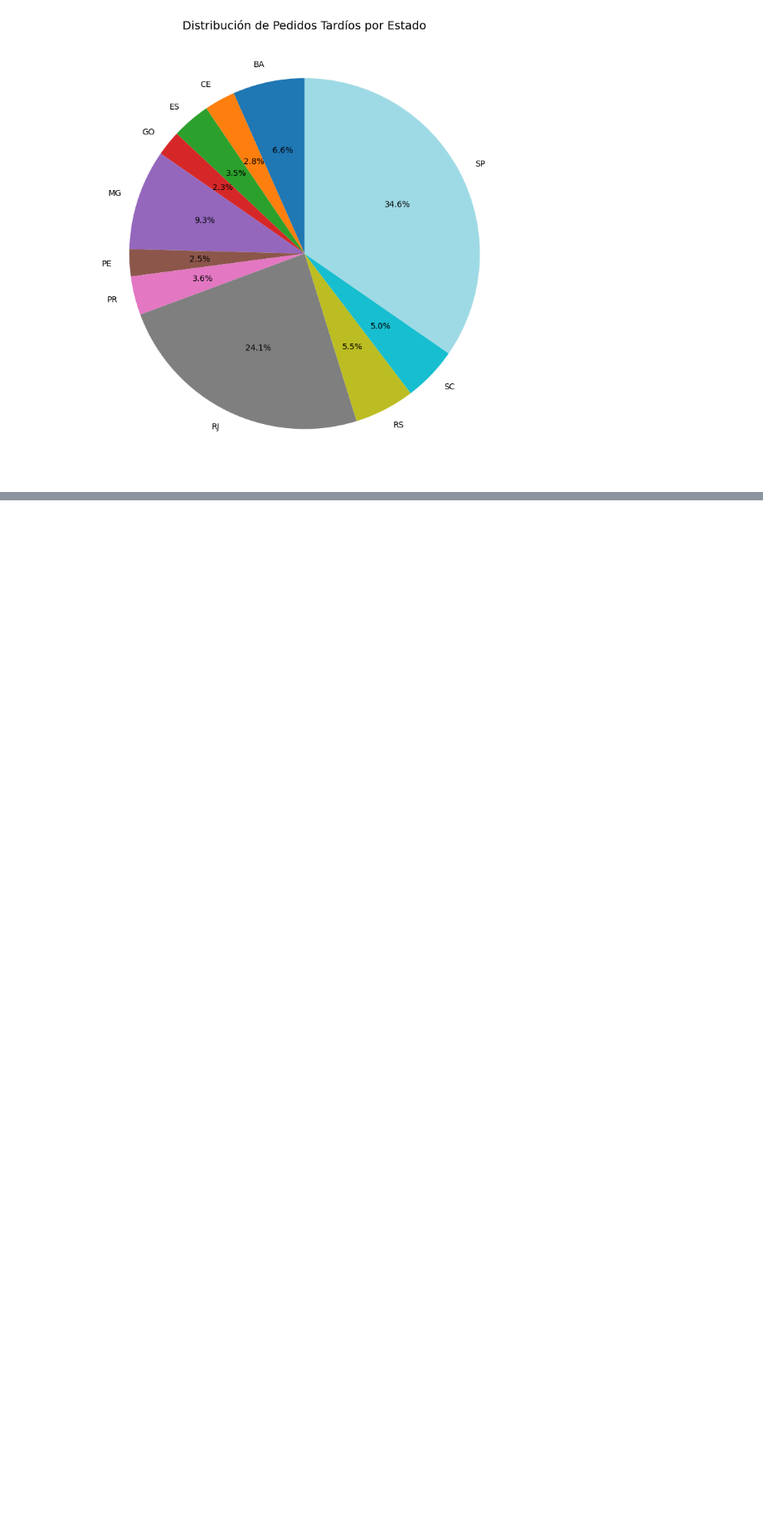
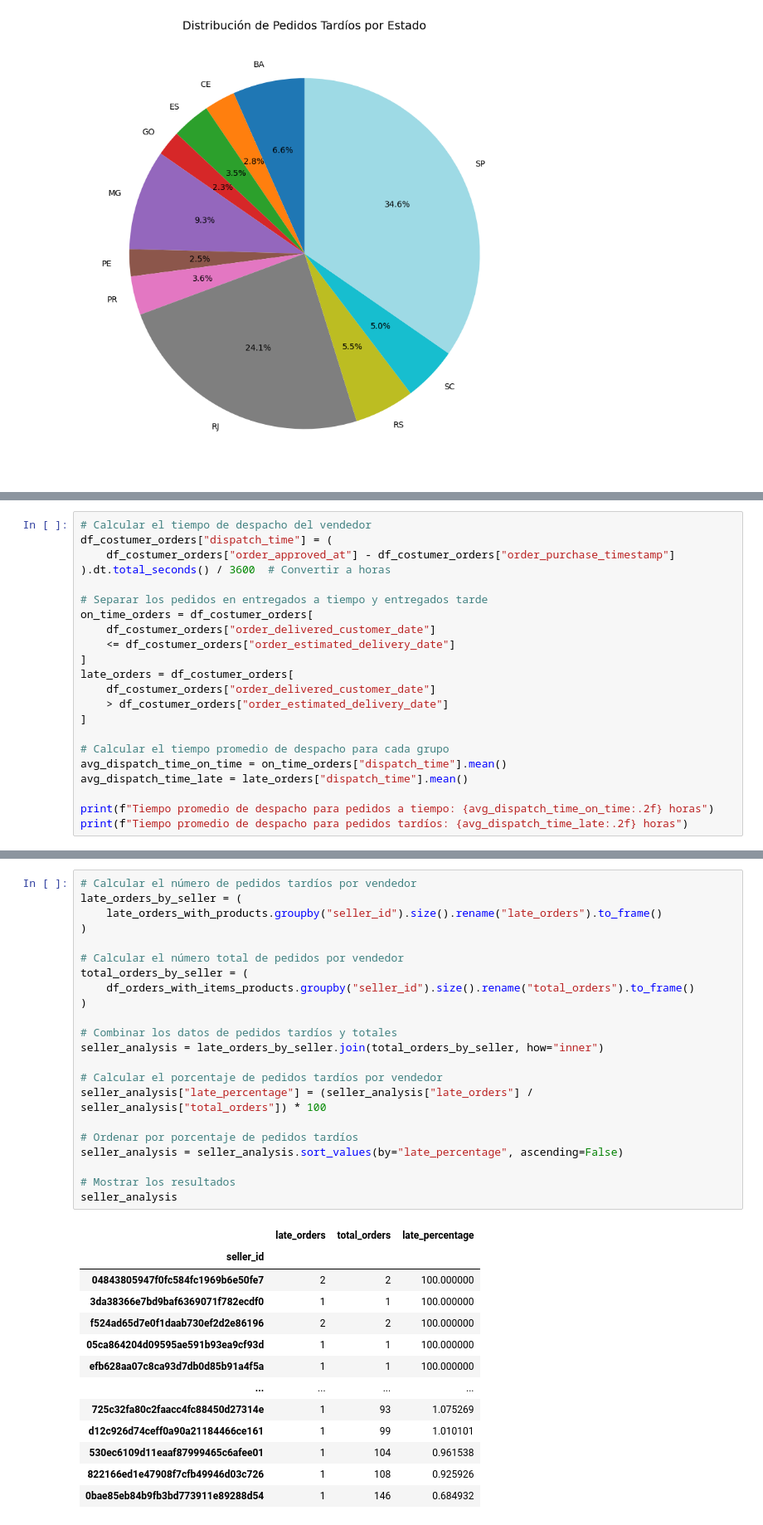
Before and after one commit to jalejostemdo/Proyecto_Streamlit, a Jupyter notebook: tareas.ipynb, the cells around one changed output, grey strips where cells are left out. Shown at 83% size. Saved outputs shown, nothing was run; the diff lists cells and outputs as text; blank space fills up the shorter version.

```diff
--- a/tareas.ipynb
+++ b/tareas.ipynb
@@ -334,0 +343,22 @@ plt.show()
+# %%
+# Calcular el tiempo de despacho del vendedor
+df_costumer_orders["dispatch_time"] = (
+    df_costumer_orders["order_approved_at"] - df_costumer_orders["order_purchase_timestamp"]
+).dt.total_seconds() / 3600  # Convertir a horas
+
+# Separar los pedidos en entregados a tiempo y entregados tarde
+on_time_orders = df_costumer_orders[
+    df_costumer_orders["order_delivered_customer_date"]
+    <= df_costumer_orders["order_estimated_delivery_date"]
+]
+late_orders = df_costumer_orders[
+    df_costumer_orders["order_delivered_customer_date"]
+    > df_costumer_orders["order_estimated_delivery_date"]
+]
+
+# Calcular el tiempo promedio de despacho para cada grupo
+avg_dispatch_time_on_time = on_time_orders["dispatch_time"].mean()
+avg_dispatch_time_late = late_orders["dispatch_time"].mean()
+
+print(f"Tiempo promedio de despacho para pedidos a tiempo: {avg_dispatch_time_on_time:.2f} horas")
+print(f"Tiempo promedio de despacho para pedidos tardíos: {avg_dispatch_time_late:.2f} horas")
@@ -334,0 +423,36 @@ plt.show()
+# %%
+# Calcular el número de pedidos tardíos por vendedor
+late_orders_by_seller = (
+    late_orders_with_products.groupby("seller_id").size().rename("late_orders").to_frame()
+)
+
+# Calcular el número total de pedidos por vendedor
+total_orders_by_seller = (
+    df_orders_with_items_products.groupby("seller_id").size().rename("total_orders").to_frame()
+)
+
+# Combinar los datos de pedidos tardíos y totales
+seller_analysis = late_orders_by_seller.join(total_orders_by_seller, how="inner")
+
+# Calcular el porcentaje de pedidos tardíos por vendedor
+seller_analysis["late_percentage"] = (seller_analysis["late_orders"] / seller_analysis["total_orders"]) * 100
+
+# Ordenar por porcentaje de pedidos tardíos
+seller_analysis = seller_analysis.sort_values(by="late_percentage", ascending=False)
+
+# Mostrar los resultados
+seller_analysis
+# %% [output]
+|  | late_orders | total_orders | late_percentage |
+| seller_id |  |  |  |
+| 04843805947f0fc584fc1969b6e50fe7 | 2 | 2 | 100.000000 |
+| 3da38366e7bd9baf6369071f782ecdf0 | 1 | 1 | 100.000000 |
+| f524ad65d7e0f1daab730ef2d2e86196 | 2 | 2 | 100.000000 |
+| 05ca864204d09595ae591b93ea9cf93d | 1 | 1 | 100.000000 |
+| efb628aa07c8ca93d7db0d85b91a4f5a | 1 | 1 | 100.000000 |
+| ... | ... | ... | ... |
+| 725c32fa80c2faacc4fc88450d27314e | 1 | 93 | 1.075269 |
+| d12c926d74ceff0a90a21184466ce161 | 1 | 99 | 1.010101 |
+| 530ec6109d11eaaf87999465c6afee01 | 1 | 104 | 0.961538 |
+| 822166ed1e47908f7cfb49946d03c726 | 1 | 108 | 0.925926 |
+| 0bae85eb84b9fb3bd773911e89288d54 | 1 | 146 | 0.684932 |
```
Also changed, not shown: parts of 11 cells of this notebook.
